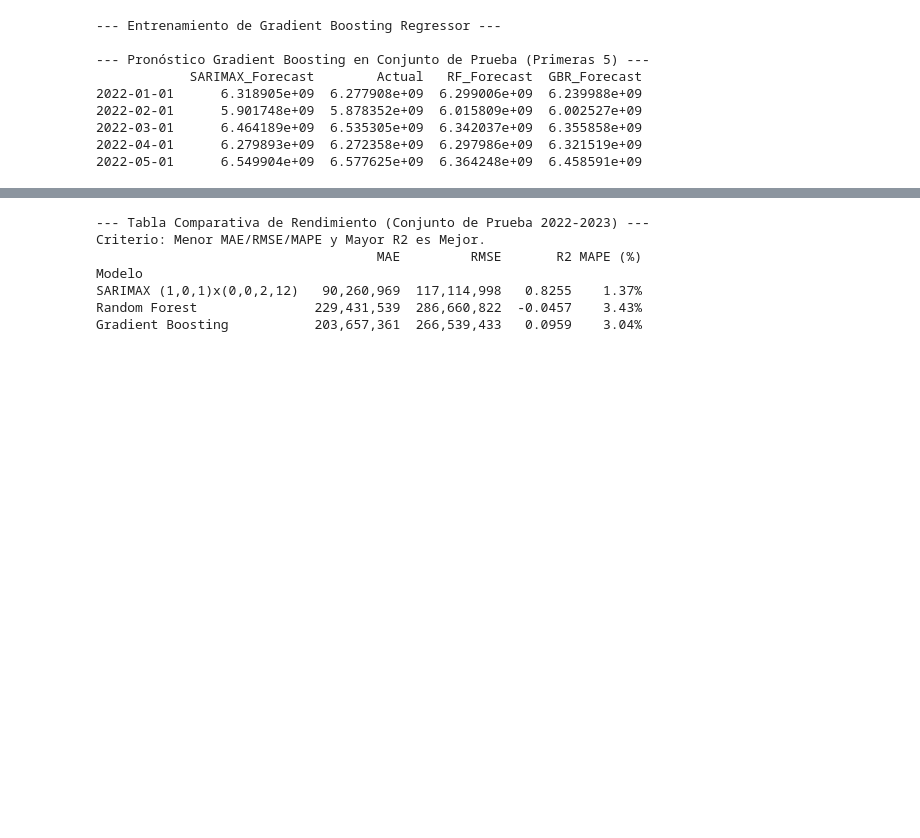
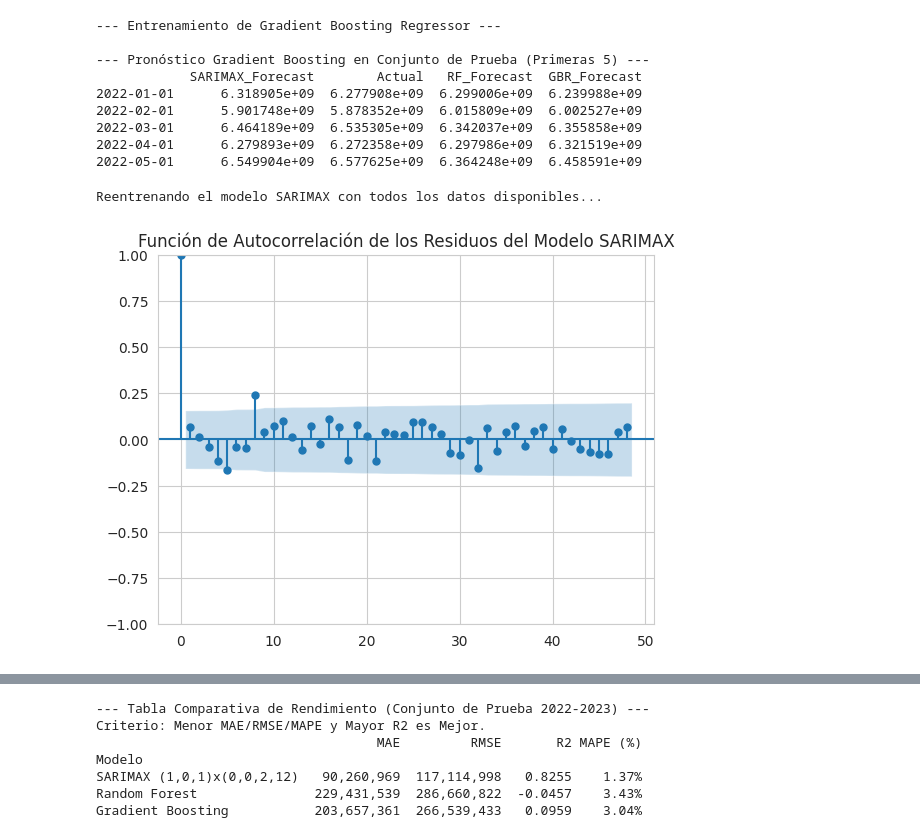
Before and after one commit to irojasga0721/Proyecto-de-grado, a Jupyter notebook: Proyecto_de_grado_final.ipynb, the cells around one changed output, grey strips where cells are left out. Cells and saved outputs as stored; diff of their text form; code cells hidden in the pictures; blank space fills up the shorter version.

```diff
--- a/Proyecto_de_grado_final.ipynb
+++ b/Proyecto_de_grado_final.ipynb
@@ -487,3 +455,38 @@ print(df_results.head())
 2022-03-01      6.464189e+09  6.535305e+09  6.342037e+09  6.355858e+09
 2022-04-01      6.279893e+09  6.272358e+09  6.297986e+09  6.321519e+09
 2022-05-01      6.549904e+09  6.577625e+09  6.364248e+09  6.458591e+09
+# %%
+# 1. Definir todo el conjunto de datos df_model para el reentrenamiento
+y_full = df_model[TARGET]
+X_full = df_model[FEATURES_SARIMAX] # Solo las variables exógenas
+
+print("Reentrenando el modelo SARIMAX con todos los datos disponibles...")
+
+# Ajustar el modelo con los órdenes óptimos encontrados
+from statsmodels.tsa.statespace.sarimax import SARIMAX
+
+final_sarimax_model = SARIMAX(
+    y_full,
+    exog=X_full,
+    order=(1, 0, 1),
+    seasonal_order=(0, 0, 2, 12),
+    enforce_stationarity=False,
+    enforce_invertibility=False
+)
+final_sarimax_results = final_sarimax_model.fit(disp=False)
+# %% [output]
+Reentrenando el modelo SARIMAX con todos los datos disponibles...
+# %%
+from statsmodels.graphics.tsaplots import plot_acf
+import matplotlib.pyplot as plt
+
+# Asumiendo que 'results_sarimax' es el objeto que contiene el modelo SARIMAX ajustado
+# Se extraen los residuos y se grafica su ACF.
+plot_acf(
+    final_sarimax_results.resid,
+    lags=48, # Se suelen graficar varios lags, 48 es común para series mensuales
+    title='Función de Autocorrelación de los Residuos del Modelo SARIMAX'
+)
+plt.show()
+# %% [output]
+[figure, added]
```
Also changed, not shown: parts of 12 cells of this notebook.
